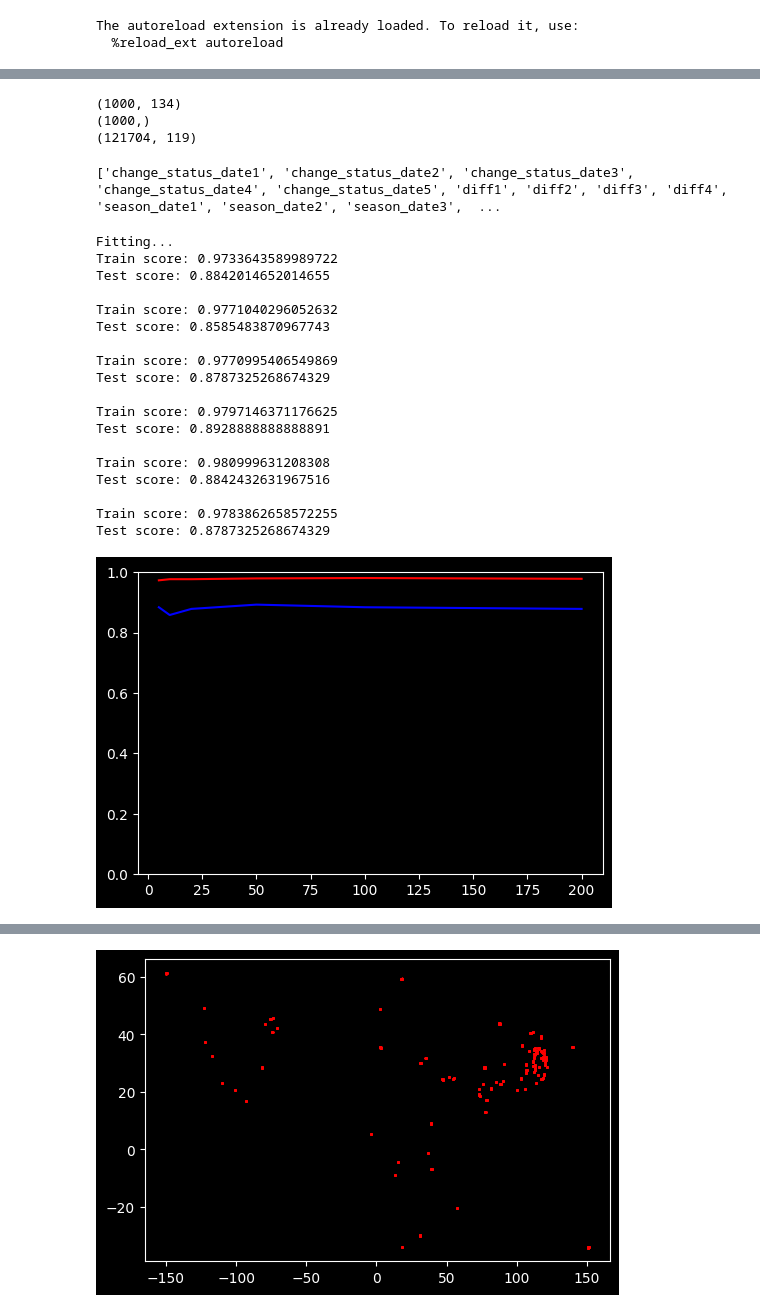
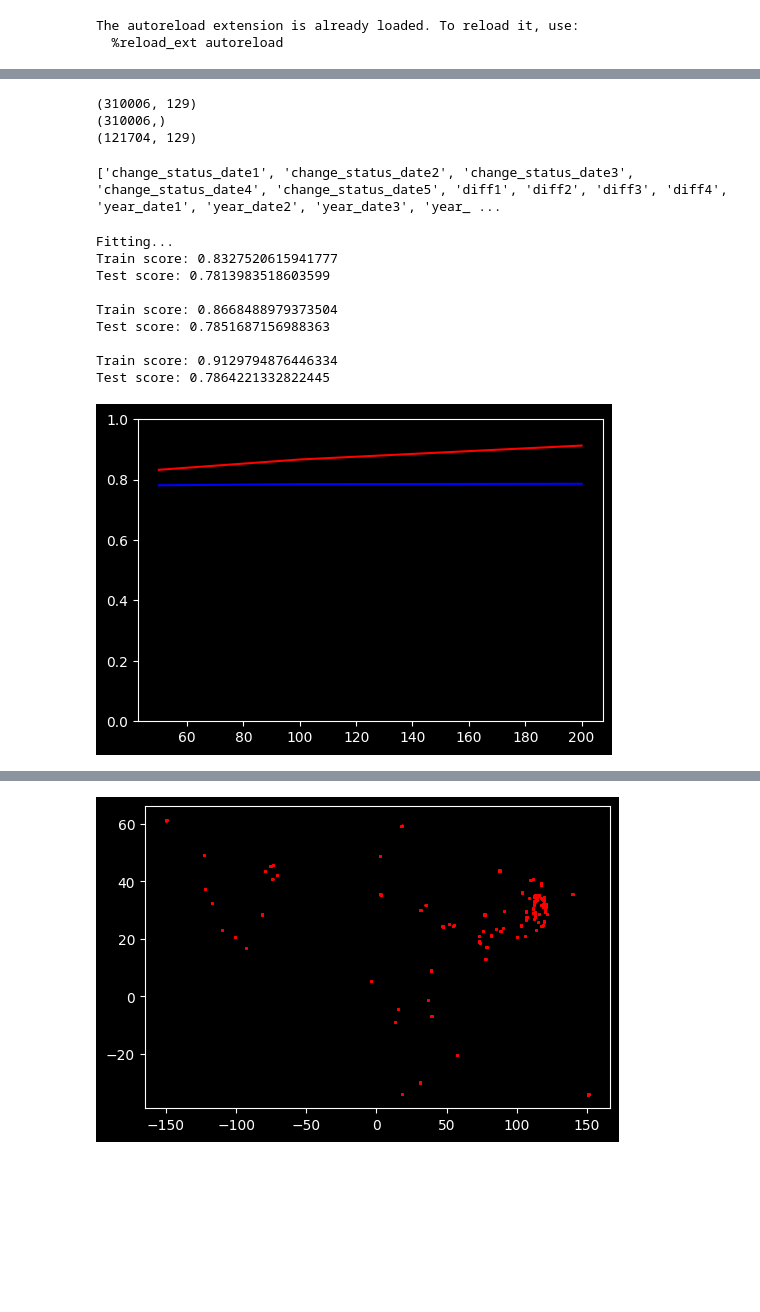
Before and after one commit to maxime7770/ML-Competition, a Jupyter notebook: eval_model.ipynb, the cells around one changed output, grey strips where cells are left out. Cells and saved outputs as stored; diff of their text form; code cells hidden in the pictures; blank space fills up the shorter version.

```diff
--- a/eval_model.ipynb
+++ b/eval_model.ipynb
@@ -40,7 +40,7 @@ X, Y = load_data(add_knn_mean=True,
                  add_dates=True,
                  add_polynomial=False,
                  n_data_max=9999999999,
-                 shuffle = False)
+                 shuffle = True)
 
 X_target = load_data_test(add_knn_mean=True,
                  add_knn_concat=True,
@@ -70,13 +69,13 @@ print(X.shape)
 print(Y.shape)
 print(X_target.shape)
 # %% [output]
-(1000, 134)
-(1000,)
-(121704, 119)
+(310006, 129)
+(310006,)
+(121704, 129)
 # %%
 print(list(X.columns))
 # %% [output]
-['change_status_date1', 'change_status_date2', 'change_status_date3', 'change_status_date4', 'change_status_date5', 'diff1', 'diff2', 'diff3', 'diff4', 'season_date1', 'season_date2', 'season_date3',  ...
+['change_status_date1', 'change_status_date2', 'change_status_date3', 'change_status_date4', 'change_status_date5', 'diff1', 'diff2', 'diff3', 'diff4', 'year_date1', 'year_date2', 'year_date3', 'year_ ...
 # %%
 
 # xgb = XGBClassifier()
@@ -84,7 +83,7 @@ print(list(X.columns))
 X_train, X_test, Y_train, Y_test = train_test_split(X, Y, test_size = 0.2, random_state = 22)
 
 print('Fitting...')
-L_n = [5, 10, 20, 50, 100, 200]
+L_n = [50, 100, 200]
 L_d = [2, 3, 4, 5, 10]
 average = 'weighted'
 L_train_score = list()
@@ -93,65 +92,57 @@ L = list()
 
 for n in L_n:
         model = RandomForestClassifier(n_estimators=n,
-                            max_depth=12,
+                            max_depth=15,
                             min_samples_leaf=1,
                             min_samples_split=2,
                                 )
         # model = GradientBoostingClassifier(n_estimators=n,
         #                         )
-        # model = XGBClassifier(
-        #                 n_estimators = n,
-        #         #       scale_pos_weight=1,
-        #         #       learning_rate=0.01,
-        #         #       colsample_bytree = 0.4,
-        #         #       subsample = 0.8,
-        #         #       objective='binary:logistic',
-        #         #       reg_alpha = 0.3,
-        #                 max_depth=8,
-        #         #       gamma=10,
-        #                 use_label_encoder=False,
-        #               )
+        model = XGBClassifier(
+                        n_estimators = n,
+                #       scale_pos_weight=1,
+                #       learning_rate=0.01,
+                #       colsample_bytree = 0.4,
+                #       subsample = 0.8,
+                #       objective='binary:logistic',
+                #       reg_alpha = 0.3,
+                        max_depth=8,
+                #       gamma=10,
+                        use_label_encoder=False,
+                      )
 
         eval_set = [(X_train, Y_train), (X_test, Y_test)]
         eval_metric = ["error"]
         model.fit(X_train, Y_train,
                 # eval_metric=eval_metric,
                 # eval_set=eval_set,
                 # verbose=False
                   )
 
         Y_pred          = model.predict(X_test)
         Y_pred_train    = model.predict(X_train)
         score_train = f1_score(Y_train, Y_pred_train, average = average)
         score_test = f1_score(Y_test, Y_pred, average = average)
         L_train_score.append(score_train)
         L_test_score.append(score_test)
         L.append(n)
         print(f"Train score: {score_train}")
         print(f"Test score: {score_test}")
         print()
         plt.clf()
         plt.plot(L, L_train_score, 'r')
         plt.plot(L, L_test_score, 'b')
         plt.ylim(bottom = 0, top = 1)
+        model_final = model
 # %% [output]
 Fitting...
-Train score: 0.9733643589989722
-Test score: 0.8842014652014655
+Train score: 0.8327520615941777
+Test score: 0.7813983518603599
 
-Train score: 0.9771040296052632
-Test score: 0.8585483870967743
+Train score: 0.8668488979373504
+Test score: 0.7851687156988363
 
-Train score: 0.9770995406549869
-Test score: 0.8787325268674329
-
-Train score: 0.9797146371176625
-Test score: 0.8928888888888891
-
-Train score: 0.980999631208308
-Test score: 0.8842432631967516
-
-Train score: 0.9783862658572255
-Test score: 0.8787325268674329
+Train score: 0.9129794876446334
+Test score: 0.7864221332822445
-[figure, old version]
+[figure, new version]
 # %%
```
Also changed, not shown: parts of 7 cells of this notebook, 2 other files.
